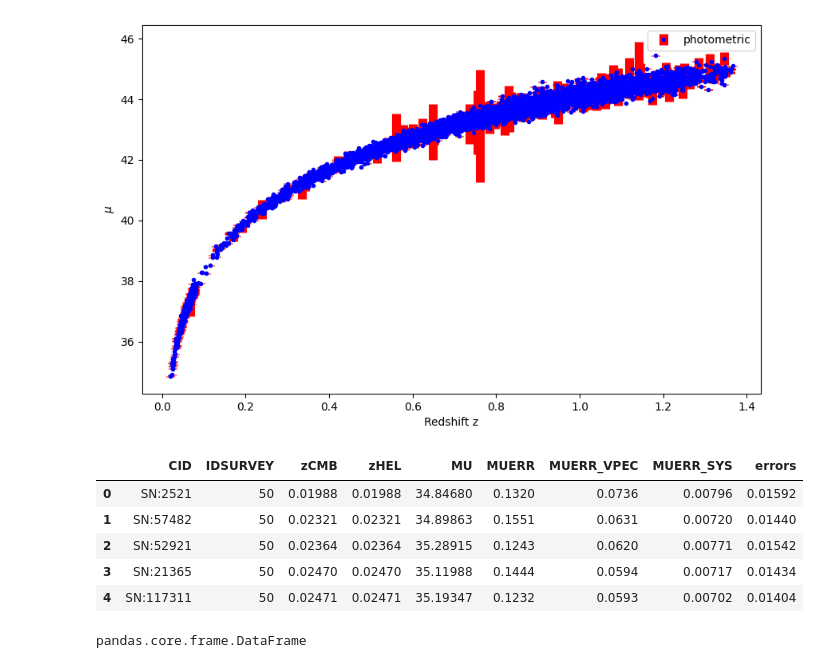
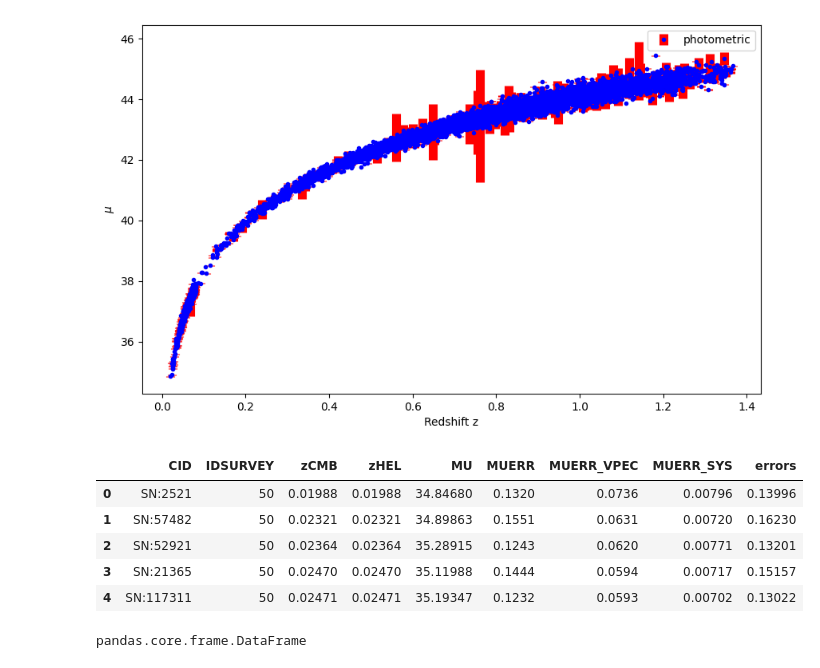
Before and after one commit to igomezv/LSST_DE_neural_reconstruction, a Jupyter notebook: Tunning_neural_model.ipynb, the cells around one changed output. Saved outputs shown, nothing was run; the diff lists cells and outputs as text; code cells hidden in the pictures.

```diff
--- a/Tunning_neural_model.ipynb
+++ b/Tunning_neural_model.ipynb
@@ -58,15 +58,15 @@ plt.legend()
 <matplotlib.legend.Legend at 0x...>
 [figure]
 # %%
-df_data['errors'] = df_data['MUERR_SYS'].values+df_data['MUERR_SYS'].values
+df_data['errors'] = df_data['MUERR'].values+df_data['MUERR_SYS'].values
 df_data.head()
 # %% [output]
 |  | CID | IDSURVEY | zCMB | zHEL | MU | MUERR | MUERR_VPEC | MUERR_SYS | errors |
-| 0 | SN:2521 | 50 | 0.01988 | 0.01988 | 34.84680 | 0.1320 | 0.0736 | 0.00796 | 0.01592 |
-| 1 | SN:57482 | 50 | 0.02321 | 0.02321 | 34.89863 | 0.1551 | 0.0631 | 0.00720 | 0.01440 |
-| 2 | SN:52921 | 50 | 0.02364 | 0.02364 | 35.28915 | 0.1243 | 0.0620 | 0.00771 | 0.01542 |
-| 3 | SN:21365 | 50 | 0.02470 | 0.02470 | 35.11988 | 0.1444 | 0.0594 | 0.00717 | 0.01434 |
-| 4 | SN:117311 | 50 | 0.02471 | 0.02471 | 35.19347 | 0.1232 | 0.0593 | 0.00702 | 0.01404 |
+| 0 | SN:2521 | 50 | 0.01988 | 0.01988 | 34.84680 | 0.1320 | 0.0736 | 0.00796 | 0.13996 |
+| 1 | SN:57482 | 50 | 0.02321 | 0.02321 | 34.89863 | 0.1551 | 0.0631 | 0.00720 | 0.16230 |
+| 2 | SN:52921 | 50 | 0.02364 | 0.02364 | 35.28915 | 0.1243 | 0.0620 | 0.00771 | 0.13201 |
+| 3 | SN:21365 | 50 | 0.02470 | 0.02470 | 35.11988 | 0.1444 | 0.0594 | 0.00717 | 0.15157 |
+| 4 | SN:117311 | 50 | 0.02471 | 0.02471 | 35.19347 | 0.1232 | 0.0593 | 0.00702 | 0.13022 |
 # %%
 type(df_data)
 # %% [output]
```
Also changed, not shown: parts of 1 cell of this notebook.
